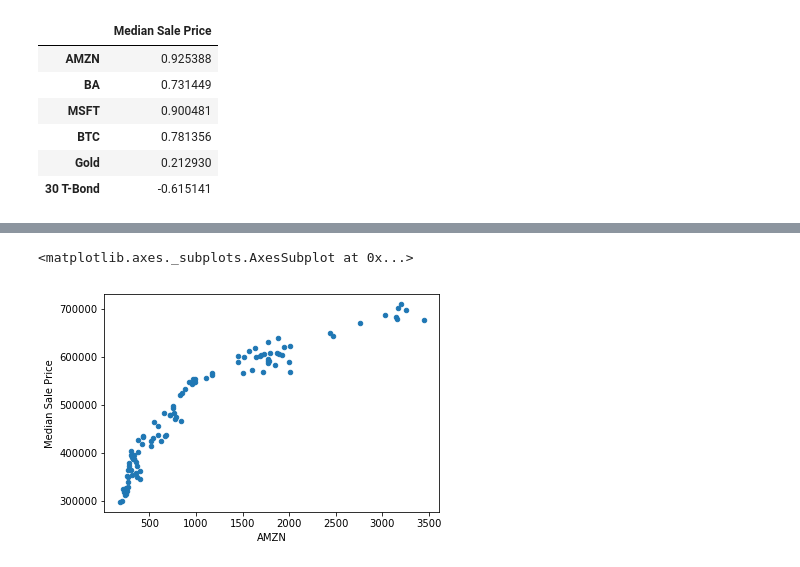
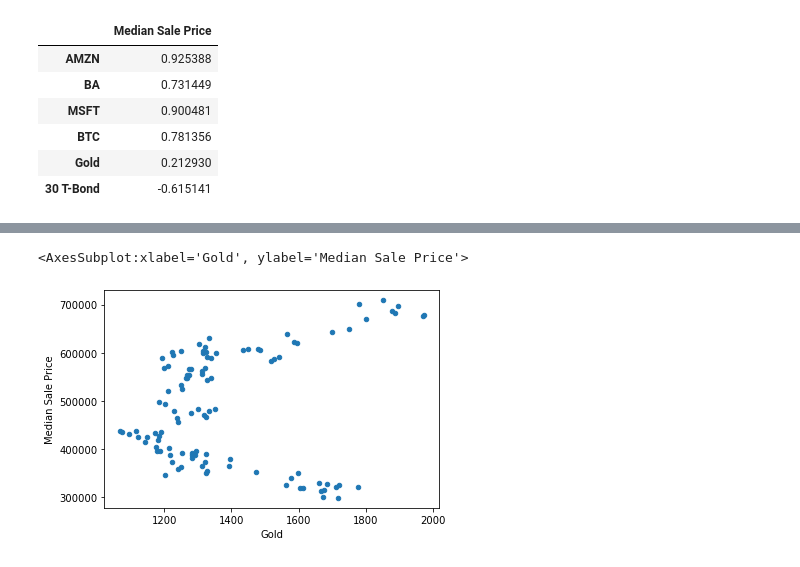
Before and after one commit to somyapanda/fintech-project-1, a Jupyter notebook: Joanne/stocks_house_pirce_coll.ipynb, the cells around one changed output, grey strips where cells are left out. Drawn from its saved outputs; the diff is of its cells as text; code cells hidden in the pictures.

```diff
--- a/Joanne/stocks_house_pirce_coll.ipynb
+++ b/Joanne/stocks_house_pirce_coll.ipynb
@@ -137,6 +146,6 @@ combined_df.plot()
 # %%
 # Plot the relationship between the two variables
-combined_df.plot(kind='scatter', x='AMZN', y='Median Sale Price')
+combined_df.plot(kind='scatter', x='Gold', y='Median Sale Price')
 # %% [output]
-<matplotlib.axes._subplots.AxesSubplot at 0x...>
+<AxesSubplot:xlabel='Gold', ylabel='Median Sale Price'>
-[figure, old version]
+[figure, new version]
```
Also changed, not shown: parts of 15 cells of this notebook, 19 other files.
